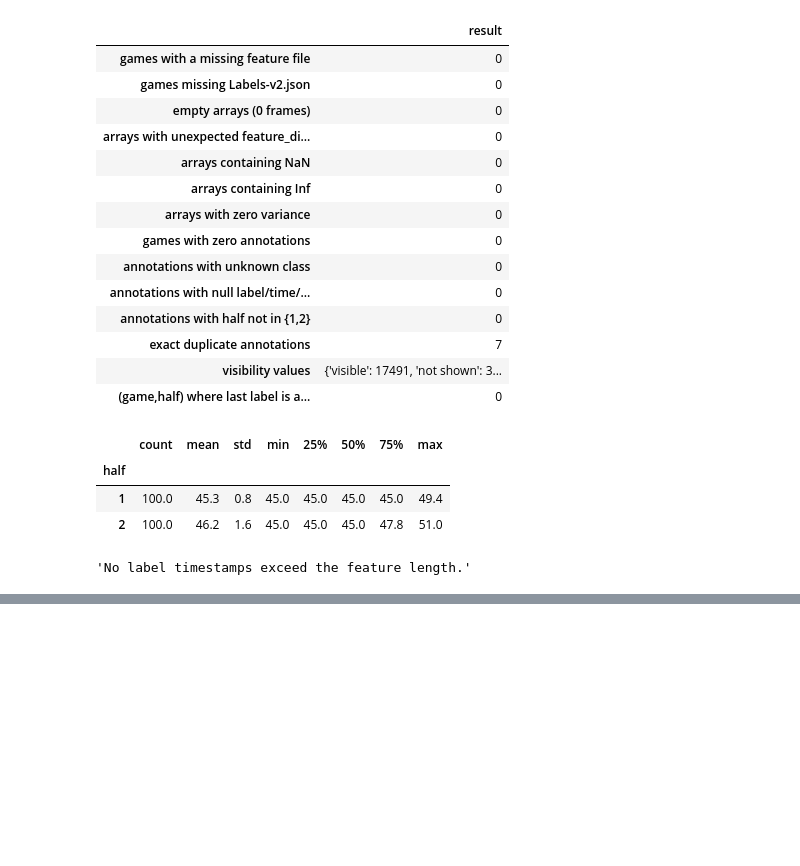
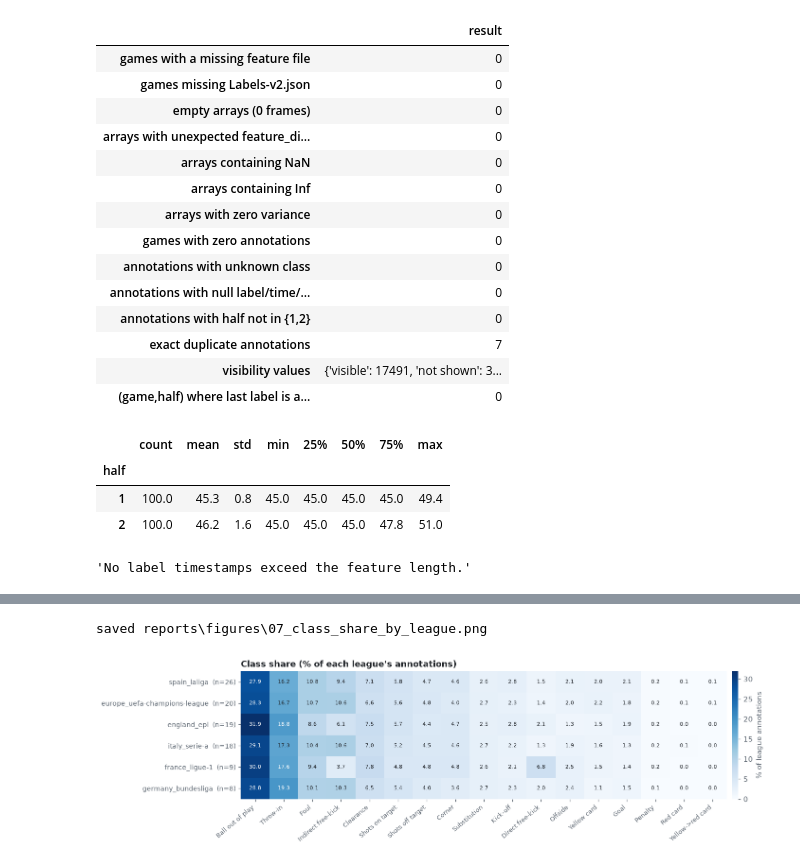
Before and after one commit to kelly24-bit/ComputerVision_Final, a Jupyter notebook: notebooks/eda.ipynb, the cells around one changed output, grey strips where cells are left out. Drawn from its saved outputs; the diff is of its cells as text; code cells hidden in the pictures; blank space fills up the shorter version.

```diff
--- a/notebooks/eda.ipynb
+++ b/notebooks/eda.ipynb
@@ -302,0 +385,12 @@ Data-quality flags: {'exact duplicate annotations': 7}
+# %%
+ct = pd.crosstab(ann.league, ann.label).reindex(columns=tbl.index)          # counts
+share = ct.div(ct.sum(axis=1), axis=0) * 100                                   # within-league class share (%)
+n_games_league = inv.groupby("league").size()
+summary = pd.DataFrame({"games": n_games_league, "annotations": ct.sum(axis=1)})
+summary["ann_per_game"] = (summary.annotations / summary.games).round(1)
+summary = summary.sort_values("games", ascending=False)
+print(summary.to_string())
+print("\nwithin-league class share (%), columns ordered by overall count:")
+print(share.loc[summary.index].round(1).to_string())
+print("\nrare-class counts by league:")
+print(ct.loc[summary.index, [c for c in tbl.index if c in rare.index]].to_string())
@@ -302,0 +415,18 @@ Data-quality flags: {'exact duplicate annotations': 7}
+# %%
+order = summary.index
+data = share.loc[order]
+fig, ax = plt.subplots(figsize=(13, 3.8))
+im = ax.imshow(data.values, aspect="auto", cmap="Blues", vmin=0, vmax=data.values.max())
+ax.set_xticks(range(data.shape[1])); ax.set_xticklabels(data.columns, rotation=40, ha="right", fontsize=8.5)
+ax.set_yticks(range(data.shape[0])); ax.set_yticklabels([f"{l}  (n={n_games_league[l]})" for l in order], fontsize=9)
+for i in range(data.shape[0]):
+    for j in range(data.shape[1]):
+        v = data.values[i, j]
+        ax.text(j, i, f"{v:.1f}", ha="center", va="center", fontsize=7.5, color="white" if v > data.values.max() * 0.55 else INK)
+for s in ax.spines.values(): s.set_visible(False)
+ax.set_title("Class share (% of each league's annotations)")
+cb = fig.colorbar(im, ax=ax, pad=0.01, fraction=0.025); cb.set_label("% of league annotations", color=MUTED); cb.outline.set_visible(False)
+fig.tight_layout(); save(fig, "07_class_share_by_league.png"); plt.show()
+# %% [output]
+saved reports\figures\07_class_share_by_league.png
+[figure, added]
```
Also changed, not shown: parts of 13 cells of this notebook, 5 other files.
